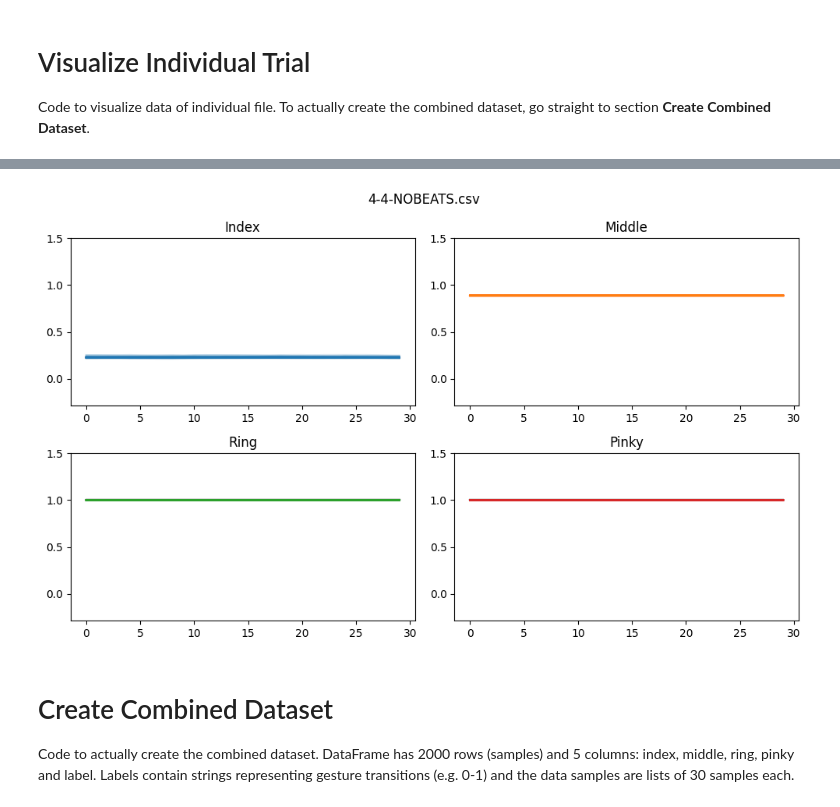
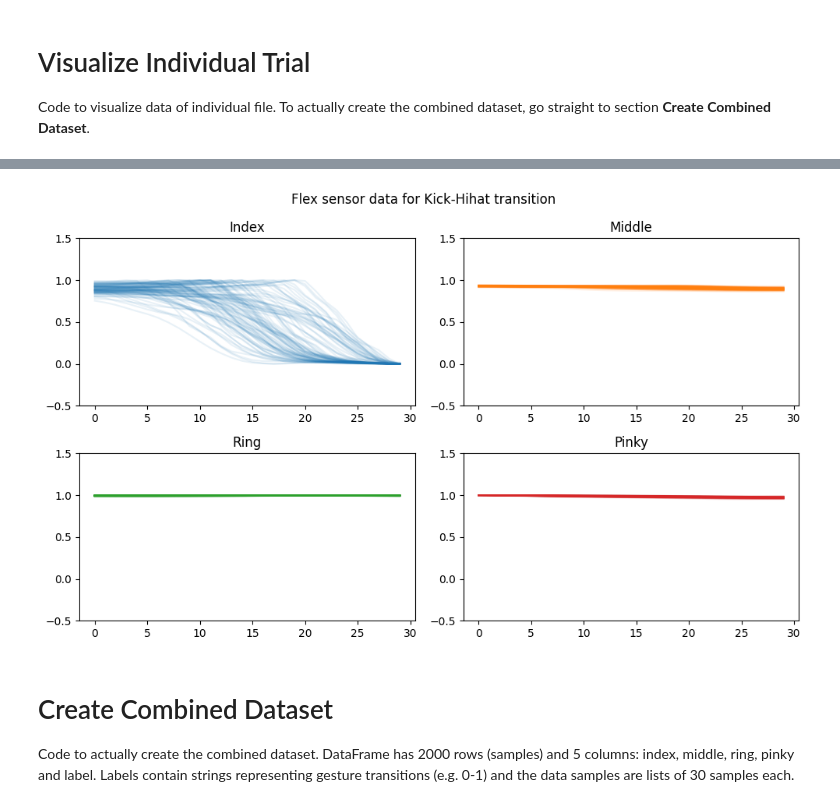
Before and after one commit to rachung2510/oppy, a Jupyter notebook: create_dataset.ipynb, the cells around one changed output, grey strips where cells are left out. Saved outputs shown, nothing was run; the diff lists cells and outputs as text; code cells hidden in the pictures.

```diff
--- a/create_dataset.ipynb
+++ b/create_dataset.ipynb
@@ -126,8 +127,8 @@ def get_valleys(x, n):
 # Visualize Individual Trial
 Code to visualize data of individual file. To actually create the combined dataset, go straight to section **Create Combined Dataset**.
 # %%
-DATA_PATH = "../data/"
-FILE = "4-4-NOBEATS.csv"
+DATA_PATH = "data/right/"
+FILE = "0-1.csv"
 df = pd.read_csv(DATA_PATH + FILE, index_col=0)
 print(df.shape)
 df.tail()
@@ -185,0 +200,18 @@ Number of beats: 100
+# %%
+# plt.figure(figsize=(10, 6))
+beat = 1401
+fig, ax = plt.subplots()
+fig.set_size_inches((10, 6))
+for key in keys:
+    ax.plot(np.arange(0, len(x)), df[key].to_numpy(), label=key)
+for i in range(len(valleys)):
+    ax.axvline(valleys[i], color="k", alpha=0.5, label="beat" if not i else "")
+ax.add_patch(Rectangle((beat-60, 400), 30, 500, color="m", alpha=0.3))
+ax.add_patch(Rectangle((beat-59, 400), 30, 500, color="m", alpha=0.3))
+ax.add_patch(Rectangle((beat, 400), 30, 500, color="m", alpha=0.3))
+ax.legend(loc='upper center', bbox_to_anchor=(0.5, -0.1), ncol=5)
+ax.set_xlabel("Time (sample)")
+ax.set_xlim(1300,1500)
+ax.set_ylim((400,900))
+plt.title("Sliding window (purple) of 30 sensor values used for data augmentation")
+plt.show()
@@ -195,35 +229,36 @@ fig, ax = plt.subplots(nrows=2, ncols=2)
 fig.set_size_inches(10, 6)
 
 # split, filter and normalize data
 alpha = 0.1
 for i in range(len(valleys)):
     idx = valleys[i]
     gesture_data = df_gesture[idx-offset-timestep : idx-offset, :]
     filtered_data = uniform_filter1d(gesture_data, axis=0, size=5)
     for j in range(4):
         # filtered_data[:,j] = filtered_data[:,j] - np.mean(filtered_data[:,j])
         data_min, data_max = np.min(filtered_data), np.max(filtered_data)
         filtered_data[:,j] = (filtered_data[:,j] - data_min) / (data_max - data_min)
     X[i] = filtered_data
     ax[0,0].plot(filtered_data[:,0], color="C0", alpha=alpha)
     ax[0,1].plot(filtered_data[:,1], color="C1", alpha=alpha)
     ax[1,0].plot(filtered_data[:,2], color="C2", alpha=alpha)
     ax[1,1].plot(filtered_data[:,3], color="C3", alpha=alpha)
 
 ymin = min(X.flatten()) - 0.5
 ymax = max(X.flatten()) + 0.5
 
 ax[0,0].set_title("Index")
 ax[0,1].set_title("Middle")
 ax[1,0].set_title("Ring")
 ax[1,1].set_title("Pinky")
 for a in ax.flatten():
     a.set_ylim((ymin, ymax))
-plt.suptitle(FILE)
+# plt.suptitle(FILE)
+plt.suptitle("Flex sensor data for Kick-Hihat transition")
 plt.tight_layout()
 plt.show()
 # %% [output]
-[figure, old version]
+[figure, new version]
 # %% [markdown]
 # Create Combined Dataset
 Code to actually create the combined dataset. DataFrame has 2000 rows (samples) and 5 columns: index, middle, ring, pinky and label. Labels contain strings representing gesture transitions (e.g. 0-1) and the data samples are lists of 30 samples each.
```
Also changed, not shown: parts of 4 cells of this notebook.
